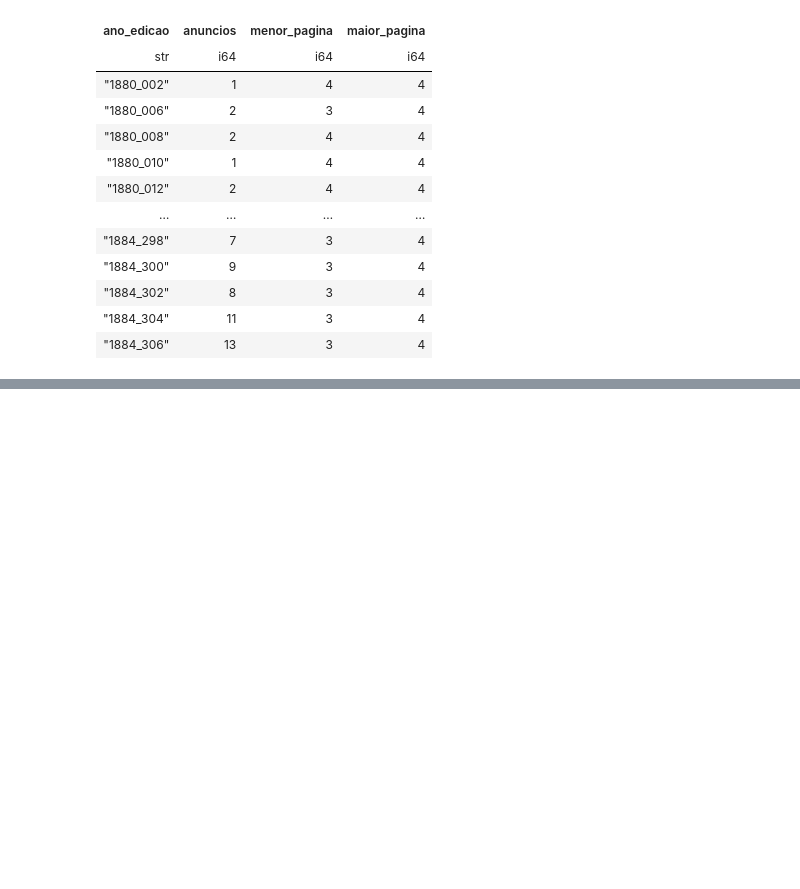
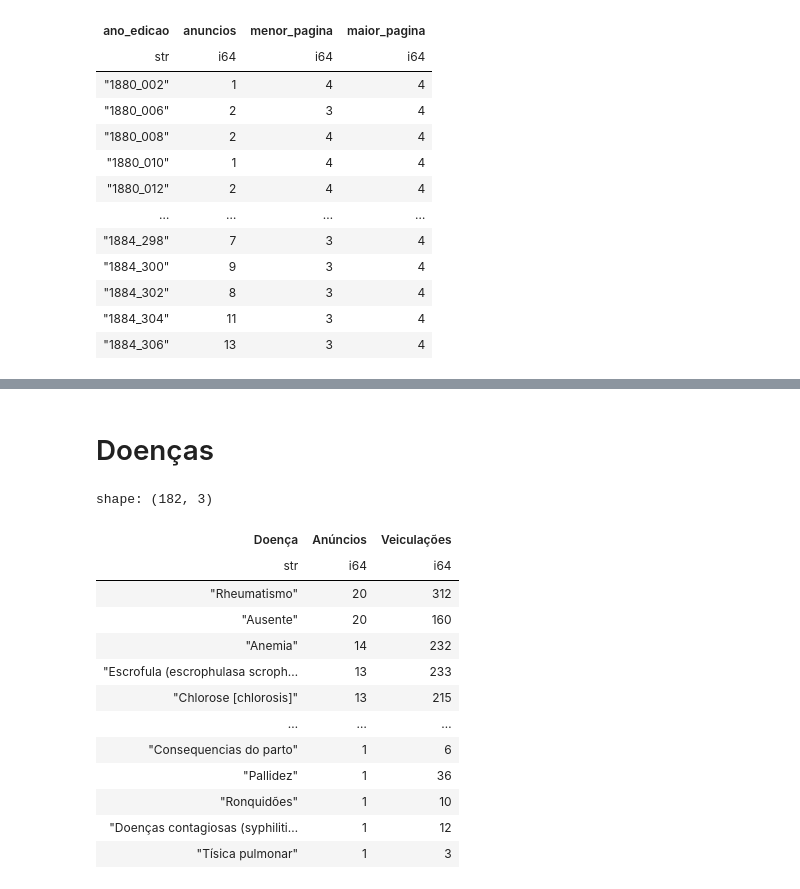
Before and after one commit to danibritods/pharma1880, a Jupyter notebook: notebooks/03_visualization.ipynb, the cells around one changed output, grey strips where cells are left out. Cells and saved outputs as stored; diff of their text form; code cells hidden in the pictures; blank space fills up the shorter version.

```diff
--- a/notebooks/03_visualization.ipynb
+++ b/notebooks/03_visualization.ipynb
@@ -15,3 +12,3 @@ color_scale = [
 # %%
-con = duckdb.connect('../data/03_gold/monitor_campista_pharma_ads_1880_1884.duckdb', True)
+con = duckdb.connect(Path('../data/03_gold/monitor_campista_pharma_ads_1880_1884.duckdb'), True)
 # %%
@@ -184,3 +183,36 @@ ads_per_edition = (
 ads_per_edition
 # %% [output]
 [interactive output not drawn]
+# %% [markdown]
+# Doenças
+# %%
+df_ailments_per_ad = con.sql("""
+    select
+        doenca_mencionada as Doença,
+        count(distinct Identificador) as Anúncios,
+        count(distinct ano_edicao) as Veiculações
+    from
+        doenca_mencionada
+    left join
+        veiculacoes using(Identificador)
+    group by
+        doenca_mencionada
+    order by
+        Anúncios desc
+""").pl()
+df_ailments_per_ad
+# %% [output]
+shape: (182, 3)
+| Doença | Anúncios | Veiculações |
+| str | i64 | i64 |
+| "Rheumatismo" | 20 | 312 |
+| "Ausente" | 20 | 160 |
+| "Anemia" | 14 | 232 |
+| "Escrofula (escrophulasa scroph… | 13 | 233 |
+| "Chlorose [chlorosis]" | 13 | 215 |
+| … | … | … |
+| "Consequencias do parto" | 1 | 6 |
+| "Pallidez" | 1 | 36 |
+| "Ronquidões" | 1 | 10 |
+| "Doenças contagiosas (syphiliti… | 1 | 12 |
+| "Tísica pulmonar" | 1 | 3 |
```
Also changed, not shown: parts of 17 cells of this notebook, 1 other file.
